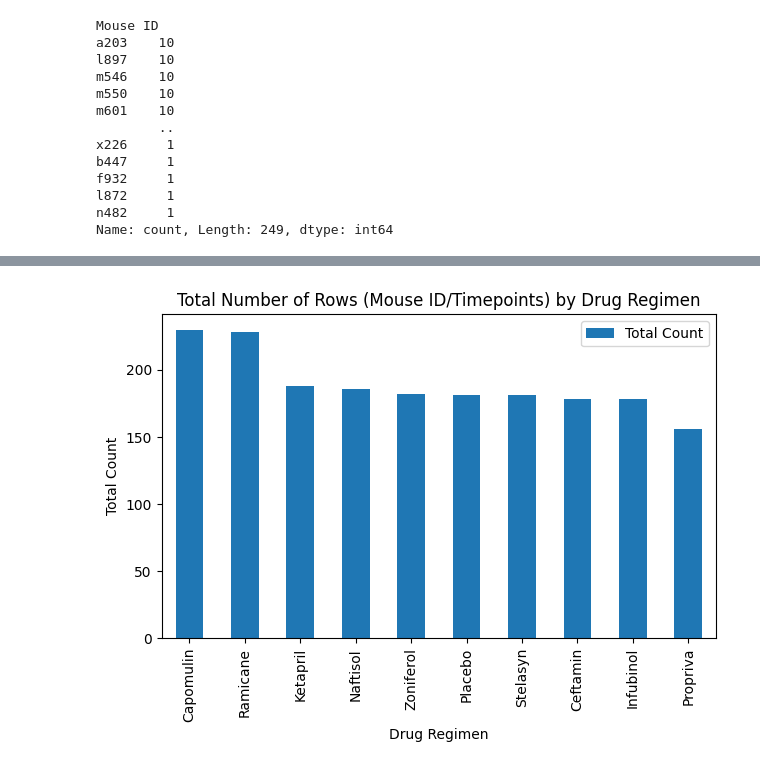
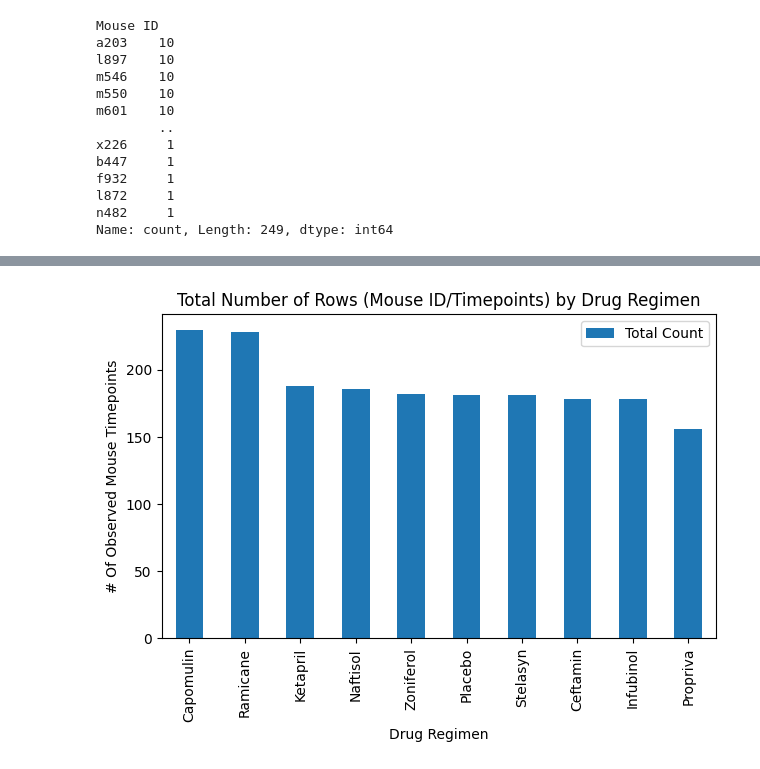
Before and after one commit to denisem77/MODULE-5-CHALLENGE, a Jupyter notebook: Side_trip_B.ipynb, the cells around one changed output, grey strips where cells are left out. Saved outputs shown, nothing was run; the diff lists cells and outputs as text; code cells hidden in the pictures.

```diff
--- a/Side_trip_B.ipynb
+++ b/Side_trip_B.ipynb
@@ -173,17 +191,15 @@ studyStats_df
 # %%
 
-box_plot1= Main_df.groupby('Drug Regimen').size().reset_index(name='Total Count')
+barchart2 = Main_df.groupby('Drug Regimen').size().reset_index(name='Total Count')
 
+barchart2 = barchart2.sort_values(by='Total Count', ascending=False)
 
-box_plot1 = box_plot1.sort_values(by='Total Count', ascending=False)
-
-
-box_plot1.plot(x='Drug Regimen', y='Total Count', kind='bar',
+barchart2.plot(x='Drug Regimen', y='Total Count', kind='bar',
                       title='Total Number of Rows (Mouse ID/Timepoints) by Drug Regimen')
-plt.ylabel('Total Count')
+plt.ylabel('# Of Observed Mouse Timepoints')
 plt.xlabel('Drug Regimen')
 plt.xticks(rotation=90)
 plt.tight_layout()
 plt.show()
 # %% [output]
-[figure, old version]
+[figure, new version]
```
Also changed, not shown: parts of 1 cell of this notebook.
